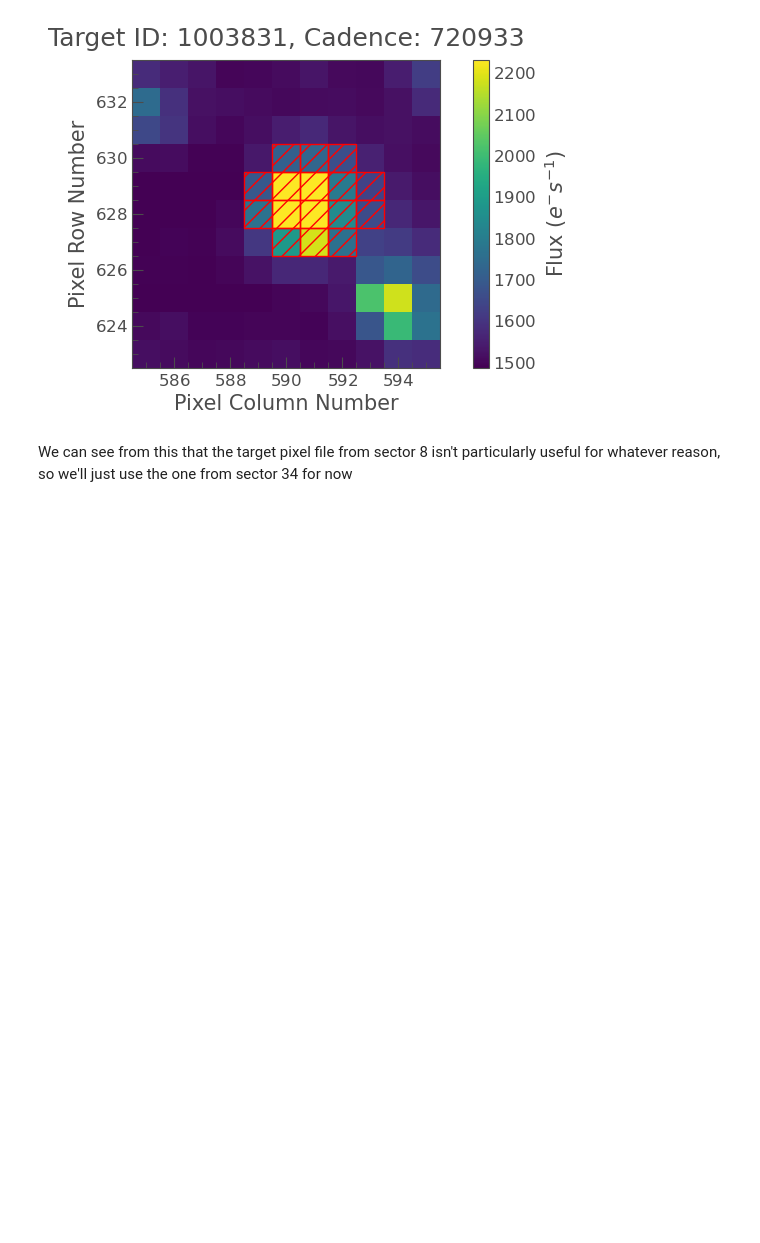
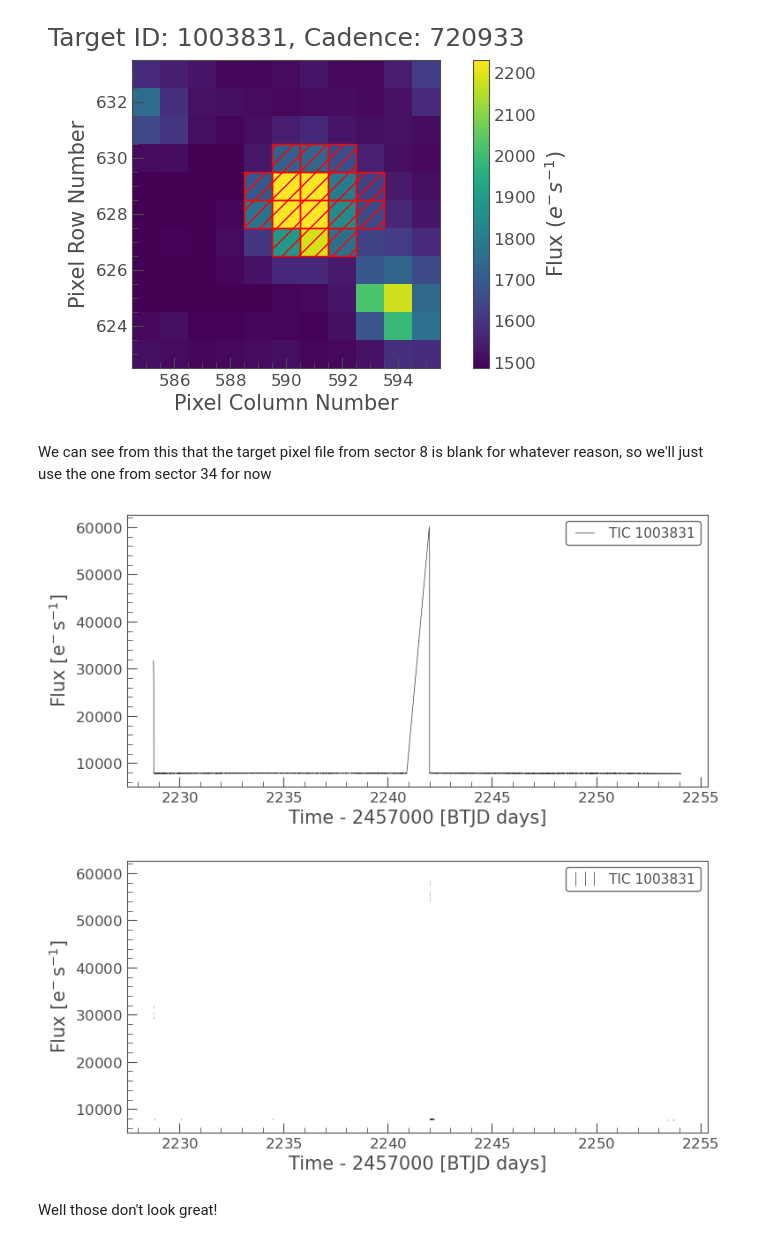
Before and after one commit to tylerbarna/AST5731-projects, a Jupyter notebook: dataProcessing.ipynb, the cells around one changed output. Cells and saved outputs as stored; diff of their text form; code cells hidden in the pictures; blank space fills up the shorter version.

```diff
--- a/dataProcessing.ipynb
+++ b/dataProcessing.ipynb
@@ -131,4 +139,18 @@ tpf 34:
 TessTargetPixelFile(TICID: 1003831)
 [figure]
 # %% [markdown]
-We can see from this that the target pixel file from sector 8 isn't particularly useful for whatever reason, so we'll just use the one from sector 34 for now
+We can see from this that the target pixel file from sector 8 is blank for whatever reason, so we'll just use the one from sector 34 for now
+# %%
+## with that knowledge, define lightcurve to only include the data from sector 34
+lc = tpf[34].to_lightcurve()
+
+## plot the lightcurve
+lc.plot();
+plt.show();
+lc.errorbar();
+plt.show();
+# %% [output]
+[figure, added]
+[figure, added]
+# %% [markdown]
+Well those don't look great!
```
Also changed, not shown: parts of 4 cells of this notebook.
